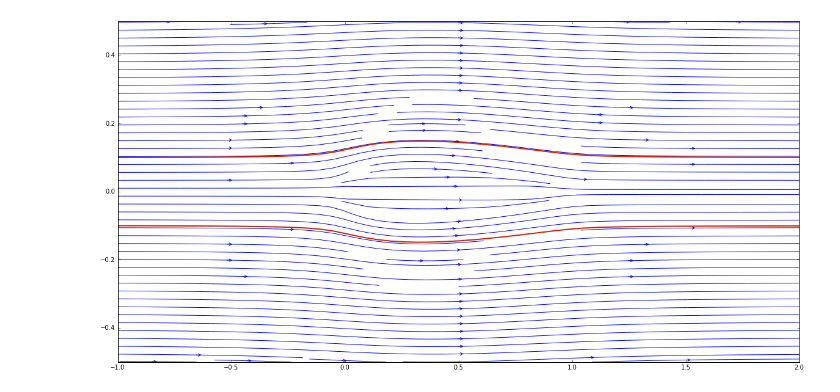
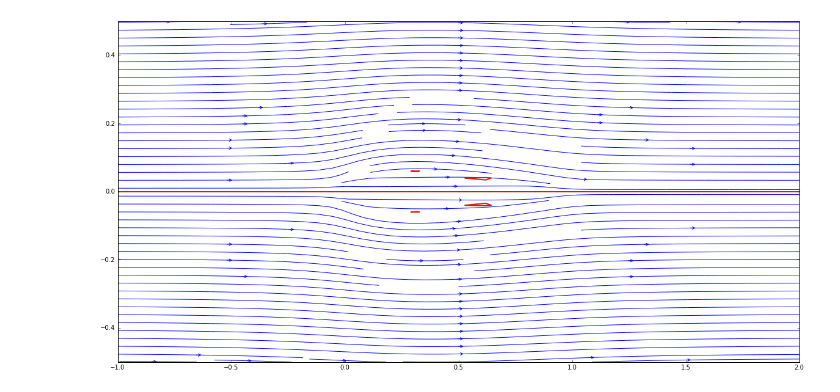
Before and after one commit to iamisrapel/MAE6226, a Jupyter notebook: 03_assignment.ipynb, the cells around one changed output. Drawn from its saved outputs; the diff is of its cells as text; code cells hidden in the pictures.

```diff
--- a/03_assignment.ipynb
+++ b/03_assignment.ipynb
@@ -31,10 +31,10 @@ psi = psi+Y
 # %%
 pyplot.figure(figsize=(20,10))
 pyplot.streamplot(X, Y, u, v, density=1.5, linewidth=1, arrowsize=1, arrowstyle='->')
 pyplot.xlim(-1,2)
 pyplot.ylim(-0.5,0.5)
 pyplot.contour(X, Y, psi,
-            levels=[-0.1,0.1],
+            levels=[-0,],
             colors='#CD2305', linewidths=2, linestyles='solid');
 # %% [output]
-[figure, old version]
+[figure, new version]
```
Also changed, not shown: parts of 11 cells of this notebook.
